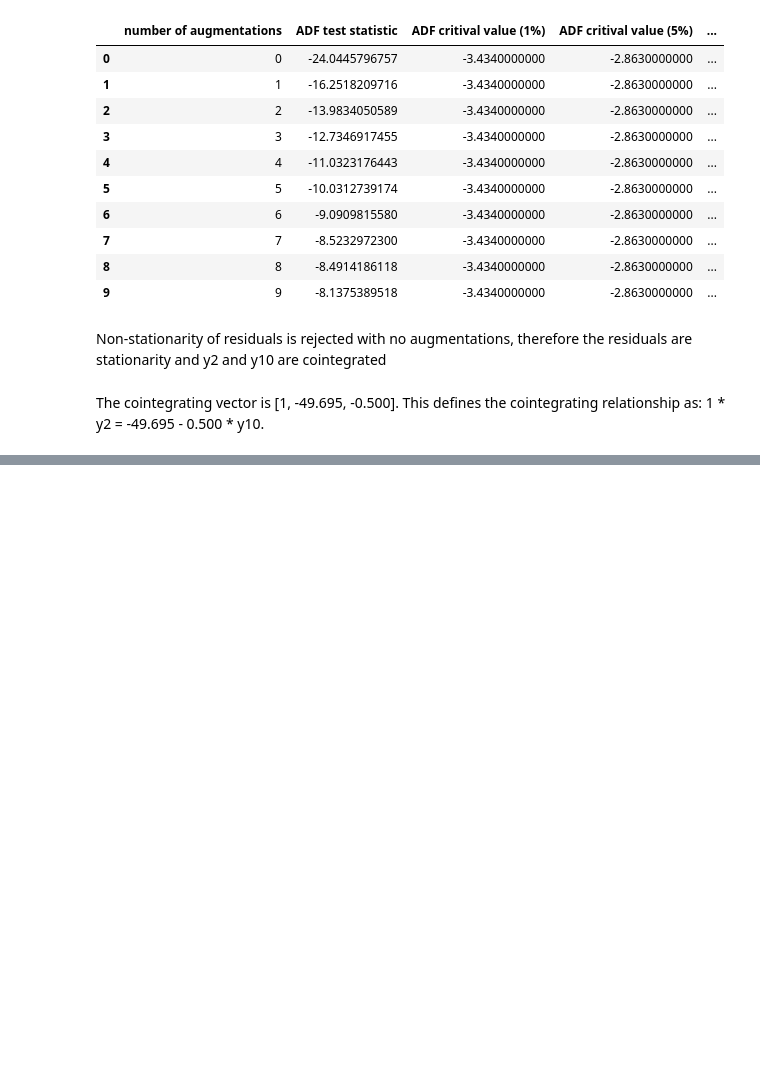
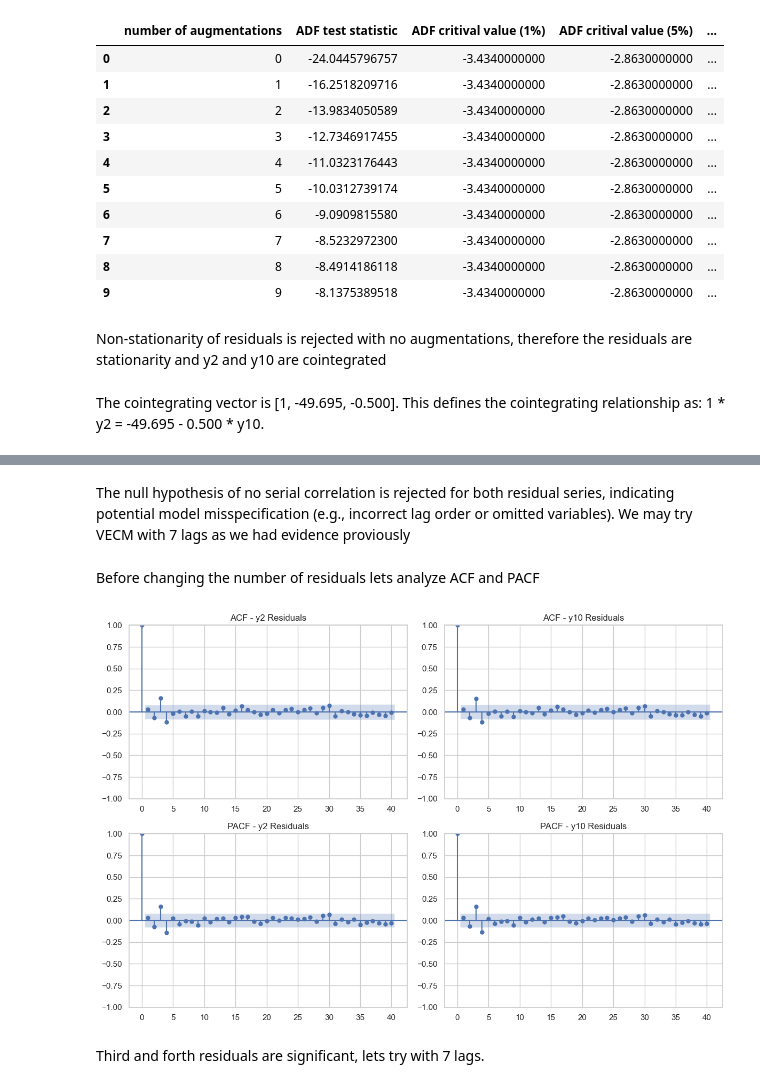
Before and after one commit to isidromoroso/TSA_project, a Jupyter notebook: TSA_project.ipynb, the cells around one changed output, grey strips where cells are left out. Drawn from its saved outputs; the diff is of its cells as text; code cells hidden in the pictures; blank space fills up the shorter version.

```diff
--- a/TSA_project.ipynb
+++ b/TSA_project.ipynb
@@ -319,0 +647,26 @@ The cointegrating vector is [1, -49.695, -0.500]. This defines the cointegrating
+# %%
+residuals = vecm_results.resid
+# to DataFrame
+residuals = pd.DataFrame(residuals, columns=['y2', 'y10'], index=train_df.index[4:])
+print("Residuals (first 5 rows):")
+print(residuals.head())
+
+# Test for serial correlation (Ljung-Box test on residuals)
+# Apply to each residual series separately
+print("\nLjung-Box Test for Serial Correlation in Residuals (lag=10):")
+ljung_box_y2 = acorr_ljungbox(residuals['y2'], lags=[10], return_df=True)
+ljung_box_y10 = acorr_ljungbox(residuals['y10'], lags=[10], return_df=True)
+print("y2 Residuals:\n", ljung_box_y2)
+print("\ny10 Residuals:\n", ljung_box_y10)
+
+# Check p-values
+alpha_serial = 0.05
+print(f"\nConclusion at alpha={alpha_serial}:")
+if ljung_box_y2['lb_pvalue'].iloc[0] < alpha_serial:
+    print(" - Reject H0 (no serial correlation) for y2 residuals.")
+else:
+    print(" - Cannot reject H0 (no serial correlation) for y2 residuals.")
+if ljung_box_y10['lb_pvalue'].iloc[0] < alpha_serial:
+    print(" - Reject H0 (no serial correlation) for y10 residuals.")
+else:
+    print(" - Cannot reject H0 (no serial correlation) for y10 residuals.")
@@ -319,0 +691,17 @@ The cointegrating vector is [1, -49.695, -0.500]. This defines the cointegrating
+# %% [markdown]
+The null hypothesis of no serial correlation is rejected for both residual series, indicating potential model misspecification (e.g., incorrect lag order or omitted variables). We may try VECM with 7 lags as we had evidence proviously
+# %% [markdown]
+Before changing the number of residuals lets analyze ACF and PACF
+# %%
+# Plot ACF and PACF of residuals
+fig, axes = plt.subplots(2, 2, figsize=(12, 8))
+plot_acf(residuals['y2'], ax=axes[0, 0], title='ACF - y2 Residuals', lags=40)
+plot_pacf(residuals['y2'], ax=axes[1, 0], title='PACF - y2 Residuals', lags=40, method='ywm') # 'ols' method might fail if near non-stationarity
+plot_acf(residuals['y10'], ax=axes[0, 1], title='ACF - y10 Residuals', lags=40)
+plot_pacf(residuals['y10'], ax=axes[1, 1], title='PACF - y10 Residuals', lags=40, method='ywm')
+plt.tight_layout()
+plt.show()
+# %% [output]
+[figure, added]
+# %% [markdown]
+Third and forth residuals are significant, lets try with 7 lags.
```
Also changed, not shown: parts of 47 cells of this notebook.
